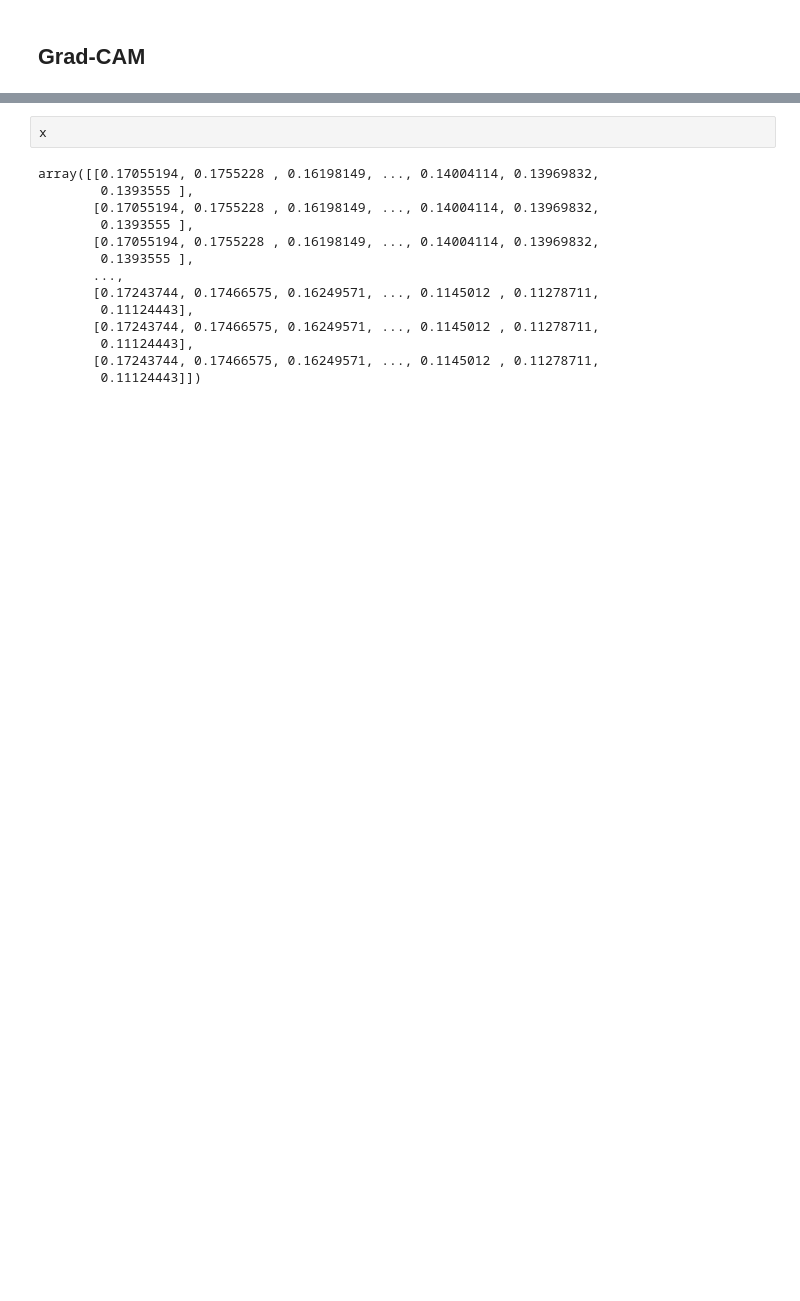
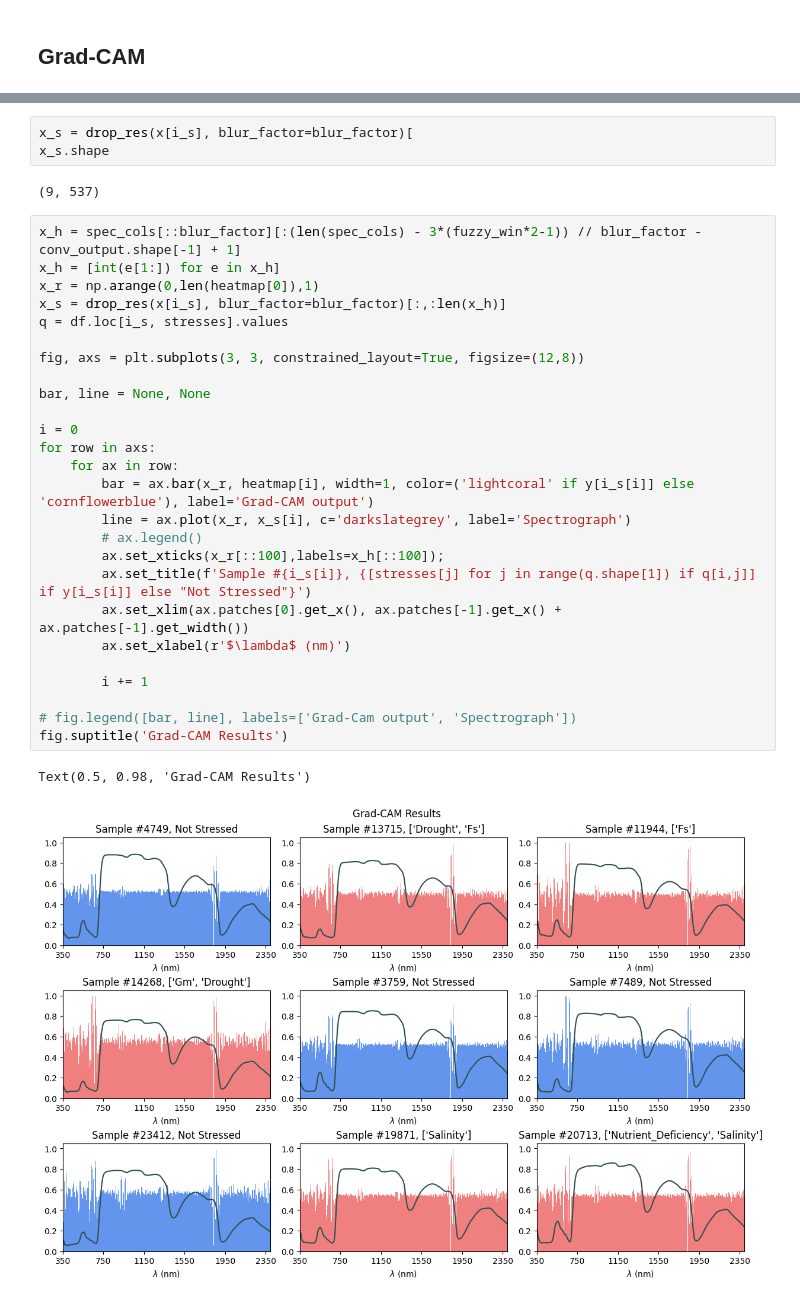
Before and after one commit to theadityat24/stress_detection, a Jupyter notebook: optimize_binary/optimize cnn.ipynb, the cells around one changed output, grey strips where cells are left out. Saved outputs shown, nothing was run; the diff lists cells and outputs as text; blank space fills up the shorter version.

Commit message:
Grad-CAM + resampling cross-validation

```diff
--- a/optimize_binary/optimize cnn.ipynb
+++ b/optimize_binary/optimize cnn.ipynb
@@ -232,16 +226,34 @@ model.get_layer(index=-1).output
-# %%
-x
-# %% [output]
-array([[0.17055194, 0.1755228 , 0.16198149, ..., 0.14004114, 0.13969832,
-        0.1393555 ],
-       [0.17055194, 0.1755228 , 0.16198149, ..., 0.14004114, 0.13969832,
-        0.1393555 ],
-       [0.17055194, 0.1755228 , 0.16198149, ..., 0.14004114, 0.13969832,
-        0.1393555 ],
-       ...,
-       [0.17243744, 0.17466575, 0.16249571, ..., 0.1145012 , 0.11278711,
-        0.11124443],
-       [0.17243744, 0.17466575, 0.16249571, ..., 0.1145012 , 0.11278711,
-        0.11124443],
-       [0.17243744, 0.17466575, 0.16249571, ..., 0.1145012 , 0.11278711,
-        0.11124443]])
+# %%
+x_s = drop_res(x[i_s], blur_factor=blur_factor)[
+x_s.shape
+# %% [output]
+(9, 537)
+# %%
+x_h = spec_cols[::blur_factor][:(len(spec_cols) - 3*(fuzzy_win*2-1)) // blur_factor - conv_output.shape[-1] + 1]
+x_h = [int(e[1:]) for e in x_h]
+x_r = np.arange(0,len(heatmap[0]),1)
+x_s = drop_res(x[i_s], blur_factor=blur_factor)[:,:len(x_h)]
+q = df.loc[i_s, stresses].values
+
+fig, axs = plt.subplots(3, 3, constrained_layout=True, figsize=(12,8))
+
+bar, line = None, None
+
+i = 0
+for row in axs:
+    for ax in row:
+        bar = ax.bar(x_r, heatmap[i], width=1, color=('lightcoral' if y[i_s[i]] else 'cornflowerblue'), label='Grad-CAM output')
+        line = ax.plot(x_r, x_s[i], c='darkslategrey', label='Spectrograph')
+        # ax.legend()
+        ax.set_xticks(x_r[::100],labels=x_h[::100]);
+        ax.set_title(f'Sample #{i_s[i]}, {[stresses[j] for j in range(q.shape[1]) if q[i,j]] if y[i_s[i]] else "Not Stressed"}')
+        ax.set_xlim(ax.patches[0].get_x(), ax.patches[-1].get_x() + ax.patches[-1].get_width())
+        ax.set_xlabel(r'$\lambda$ (nm)')
+
+        i += 1
+
+# fig.legend([bar, line], labels=['Grad-Cam output', 'Spectrograph'])
+fig.suptitle('Grad-CAM Results')
+# %% [output]
+Text(0.5, 0.98, 'Grad-CAM Results')
+[figure, added]
```
Also changed, not shown: parts of 10 cells of this notebook, 4 other files.
